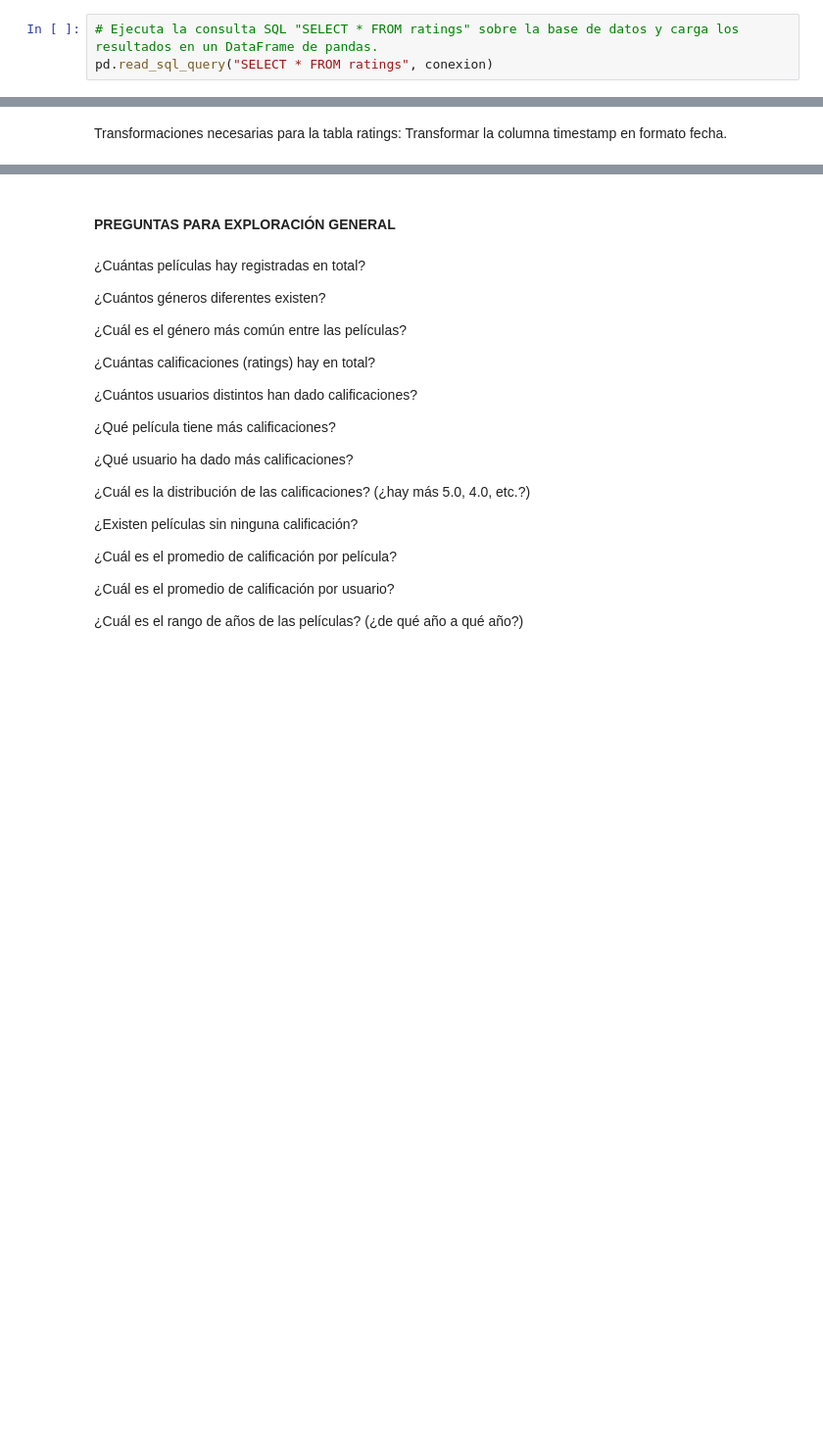
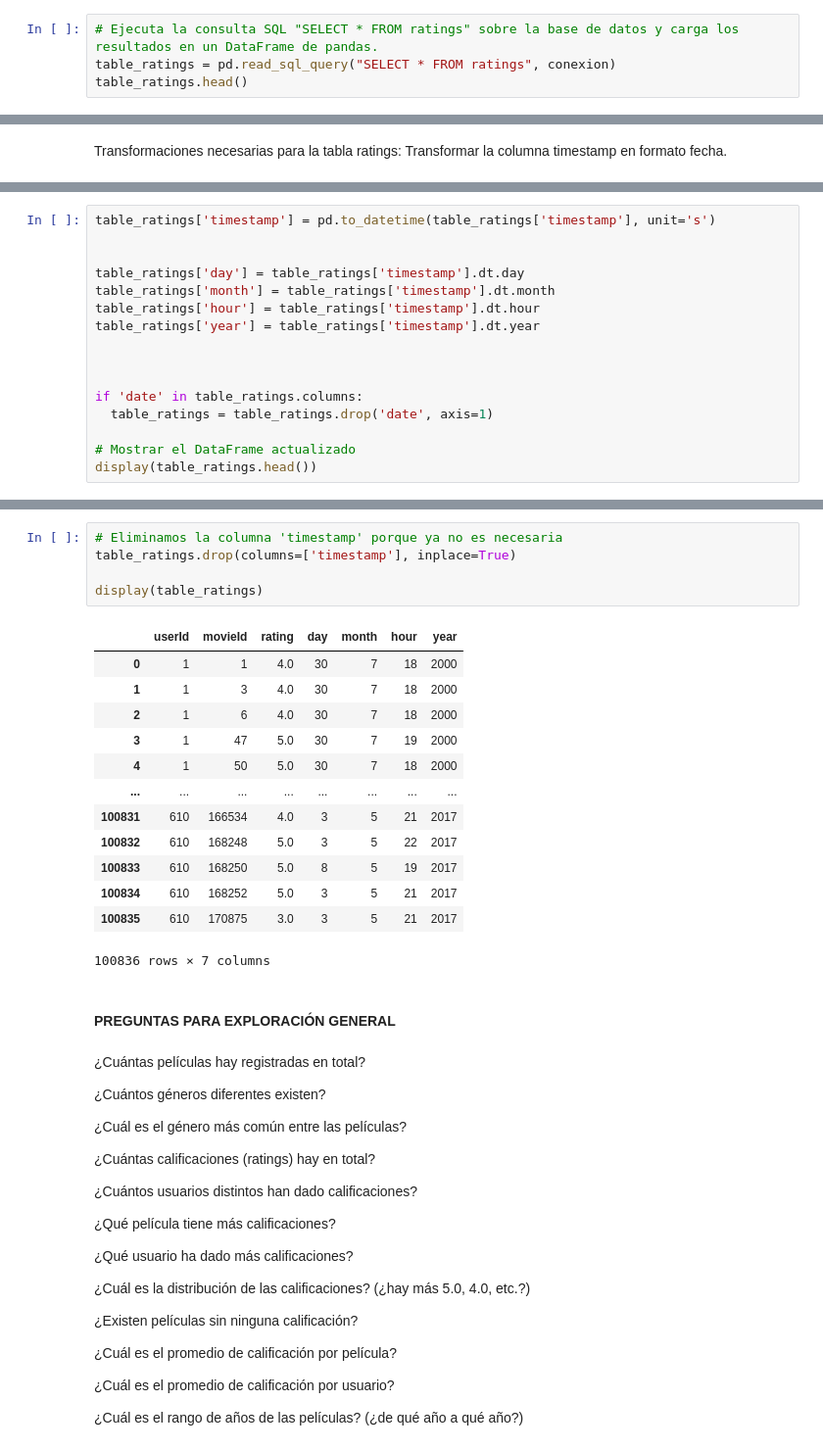
Before and after one commit to JuanCH94/Marketing, a Jupyter notebook: a_exploracion.ipynb, the cells around one changed output, grey strips where cells are left out. Shown: that part at 98% size. Saved outputs shown, nothing was run; the diff lists cells and outputs as text; blank space fills up the shorter version.

Commit message:
se realizo la transformacion de la columna timestamp en la tabla ratings

```diff
--- a/a_exploracion.ipynb
+++ b/a_exploracion.ipynb
@@ -166,4 +166,5 @@ select * from movies where title like '%Goodnight Mommy%'
 ##### TABLA RATINGS
 # %%
 # Ejecuta la consulta SQL "SELECT * FROM ratings" sobre la base de datos y carga los resultados en un DataFrame de pandas.
-pd.read_sql_query("SELECT * FROM ratings", conexion)
+table_ratings = pd.read_sql_query("SELECT * FROM ratings", conexion)
+table_ratings.head()
@@ -179,0 +180,16 @@ ratings_df.to_sql("ratings_with_date", conexion, if_exists="replace", index=Fals
+# %%
+table_ratings['timestamp'] = pd.to_datetime(table_ratings['timestamp'], unit='s')
+
+
+table_ratings['day'] = table_ratings['timestamp'].dt.day
+table_ratings['month'] = table_ratings['timestamp'].dt.month
+table_ratings['hour'] = table_ratings['timestamp'].dt.hour
+table_ratings['year'] = table_ratings['timestamp'].dt.year
+
+
+
+if 'date' in table_ratings.columns:
+  table_ratings = table_ratings.drop('date', axis=1)
+
+# Mostrar el DataFrame actualizado
+display(table_ratings.head())
@@ -180,3 +203,22 @@ ratings_df.to_sql("ratings_with_date", conexion, if_exists="replace", index=Fals
+# %%
+# Eliminamos la columna 'timestamp' porque ya no es necesaria
+table_ratings.drop(columns=['timestamp'], inplace=True)
+
+display(table_ratings)
+# %% [output]
+|  | userId | movieId | rating | day | month | hour | year |
+| 0 | 1 | 1 | 4.0 | 30 | 7 | 18 | 2000 |
+| 1 | 1 | 3 | 4.0 | 30 | 7 | 18 | 2000 |
+| 2 | 1 | 6 | 4.0 | 30 | 7 | 18 | 2000 |
+| 3 | 1 | 47 | 5.0 | 30 | 7 | 19 | 2000 |
+| 4 | 1 | 50 | 5.0 | 30 | 7 | 18 | 2000 |
+| ... | ... | ... | ... | ... | ... | ... | ... |
+| 100831 | 610 | 166534 | 4.0 | 3 | 5 | 21 | 2017 |
+| 100832 | 610 | 168248 | 5.0 | 3 | 5 | 22 | 2017 |
+| 100833 | 610 | 168250 | 5.0 | 8 | 5 | 19 | 2017 |
+| 100834 | 610 | 168252 | 5.0 | 3 | 5 | 21 | 2017 |
+| 100835 | 610 | 170875 | 3.0 | 3 | 5 | 21 | 2017 |
+100836 rows × 7 columns
 # %% [markdown]
 #### PREGUNTAS PARA EXPLORACIÓN GENERAL
 # %% [markdown]
```
Also changed, not shown: parts of 8 cells of this notebook.
